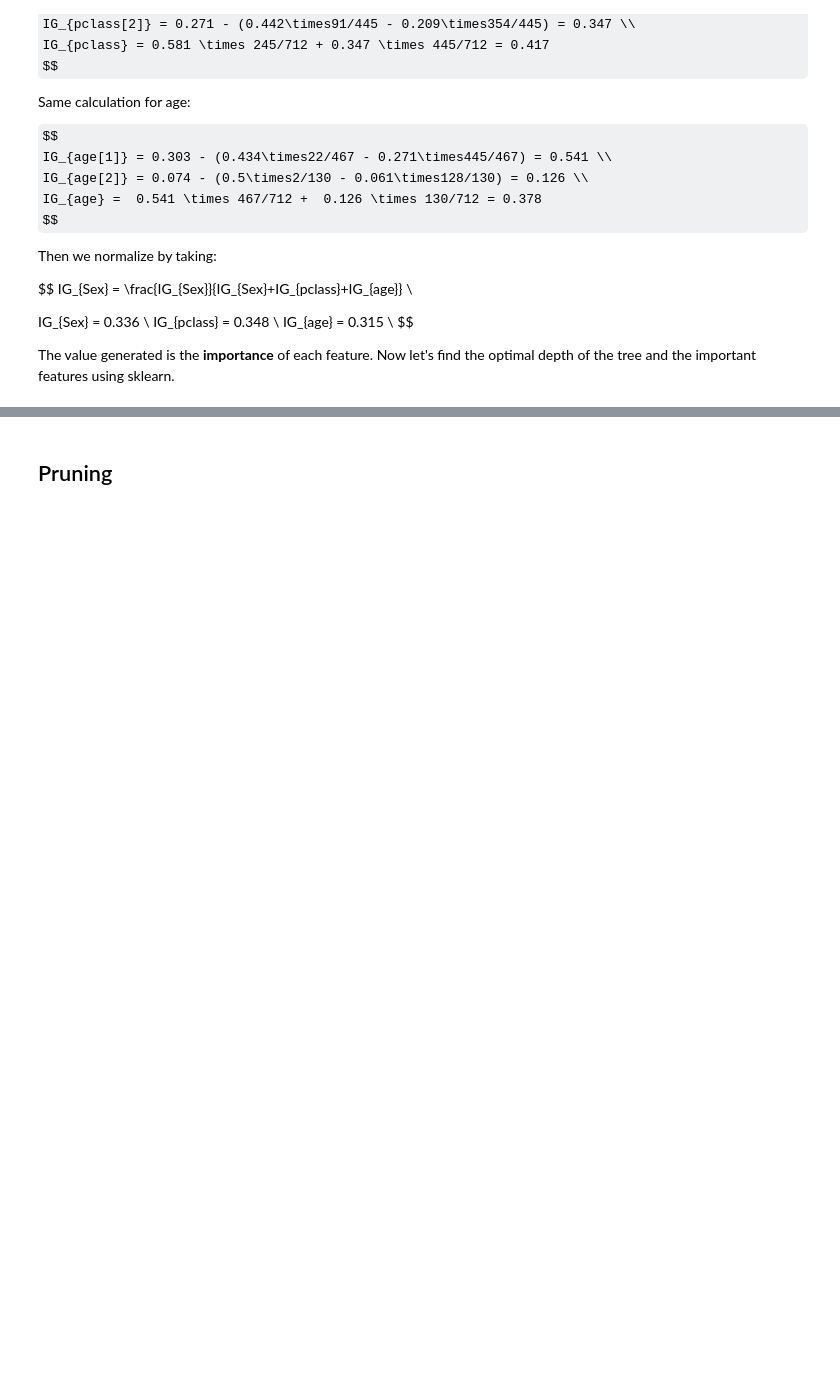
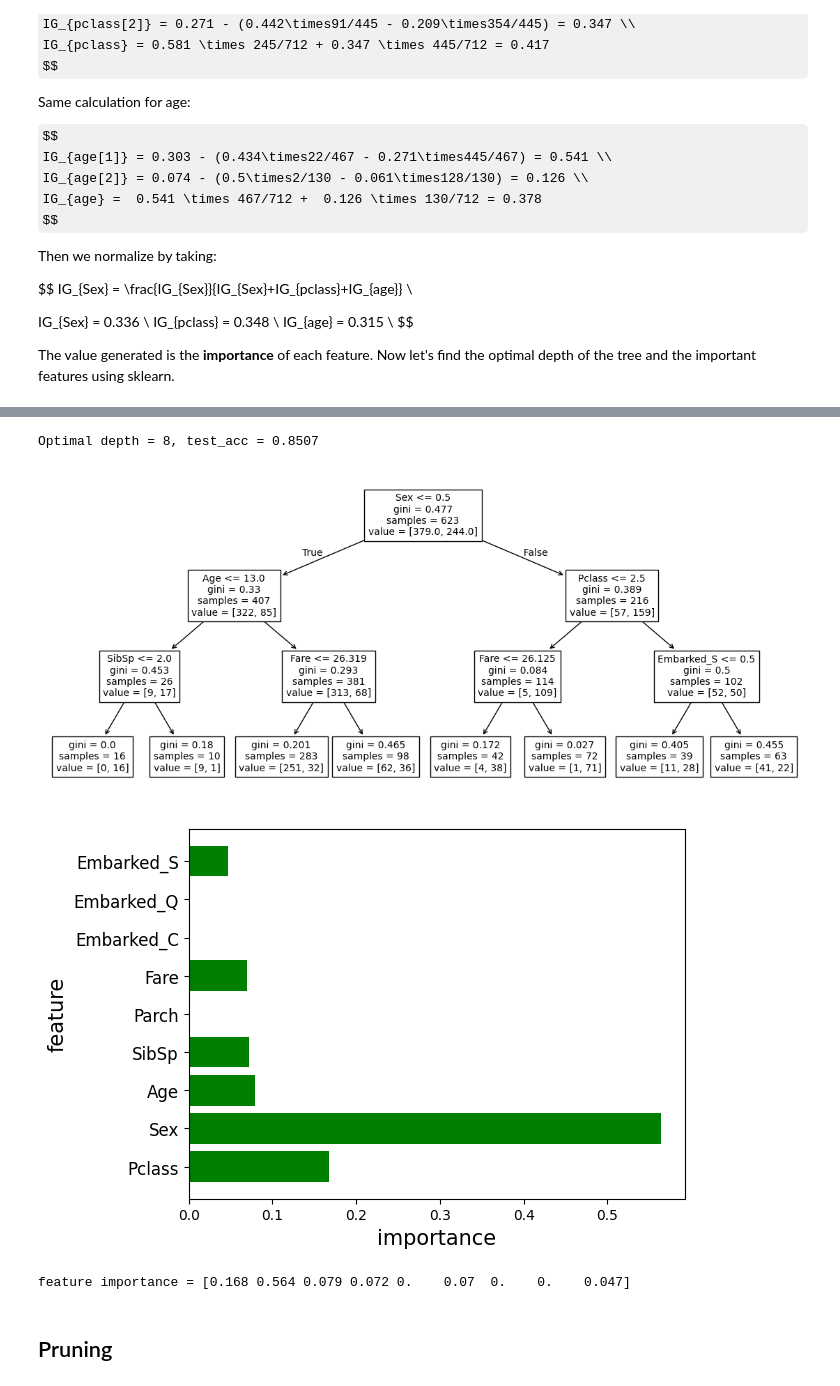
Before and after one commit to chiamweichen/uno-DAC-Curriculum, a Jupyter notebook: DAC-006_Machine_Learning/DAC-006-Intro_to_ML_Session_2_Student.ipynb, the cells around one changed output, grey strips where cells are left out. Drawn from its saved outputs; the diff is of its cells as text; code cells hidden in the pictures; some formulas as TeX source; blank space fills up the shorter version.

```diff
--- a/DAC-006_Machine_Learning/DAC-006-Intro_to_ML_Session_2_Student.ipynb
+++ b/DAC-006_Machine_Learning/DAC-006-Intro_to_ML_Session_2_Student.ipynb
@@ -224,32 +241,37 @@ The value generated is the **importance** of each feature. Now let's find the op
 # %%
 # I set max_step=3 as a constant value for tree visualization.
-# model = DecisionTreeClassifier(max_depth=3)
-# model.fit(x_train, y_train)
+model = DecisionTreeClassifier(max_depth=3)
+model.fit(x_train, y_train)
 
-# # Use test data to evaluate final performance.
-# y_pred = model.predict(x_test)
-# test_acc = (y_pred == y_test).mean()
-# print('Optimal depth = {}, test_acc = {:.4f}'.format(opt_depth, test_acc))
+# Use test data to evaluate final performance.
+y_pred = model.predict(x_test)
+test_acc = (y_pred == y_test).mean()
+print('Optimal depth = {}, test_acc = {:.4f}'.format(opt_depth, test_acc))
 
-# # Visualize the tree
-# # plt.figure(figsize=(20,10))
-# feat_names = x.columns.tolist()
-# plt.figure(figsize=(14,6))
-# tree.plot_tree(model, feature_names = feat_names, fontsize=10)
-# plt.show()
+# Visualize the tree
+# plt.figure(figsize=(20,10))
+feat_names = x.columns.tolist()
+plt.figure(figsize=(14,6))
+tree.plot_tree(model, feature_names = feat_names, fontsize=10)
+plt.show()
 
-# # Analyze the importance of features.
-# feature_importance = model.feature_importances_
-# n_feature = x_train.shape[1]
-# idx = np.arange(n_feature)
+# Analyze the importance of features.
+feature_importance = model.feature_importances_
+n_feature = x_train.shape[1]
+idx = np.arange(n_feature)
 
-# plt.barh(idx, feature_importance, align='center', color='green')
-# plt.yticks(idx, feat_names, size=12)
-# plt.xlabel('importance', size=15)
-# plt.ylabel('feature', size=15)
-# plt.show()
+plt.barh(idx, feature_importance, align='center', color='green')
+plt.yticks(idx, feat_names, size=12)
+plt.xlabel('importance', size=15)
+plt.ylabel('feature', size=15)
+plt.show()
 
-# print('feature importance = {}'.format(feature_importance.round(3)))
+print('feature importance = {}'.format(feature_importance.round(3)))
+# %% [output]
+Optimal depth = 8, test_acc = 0.8507
+[figure, added]
+[figure, added]
+feature importance = [0.168 0.564 0.079 0.072 0.    0.07  0.    0.    0.047]
 # %% [markdown]
 ## Pruning
 # %% [markdown]
```
Also changed, not shown: parts of 15 cells of this notebook.
